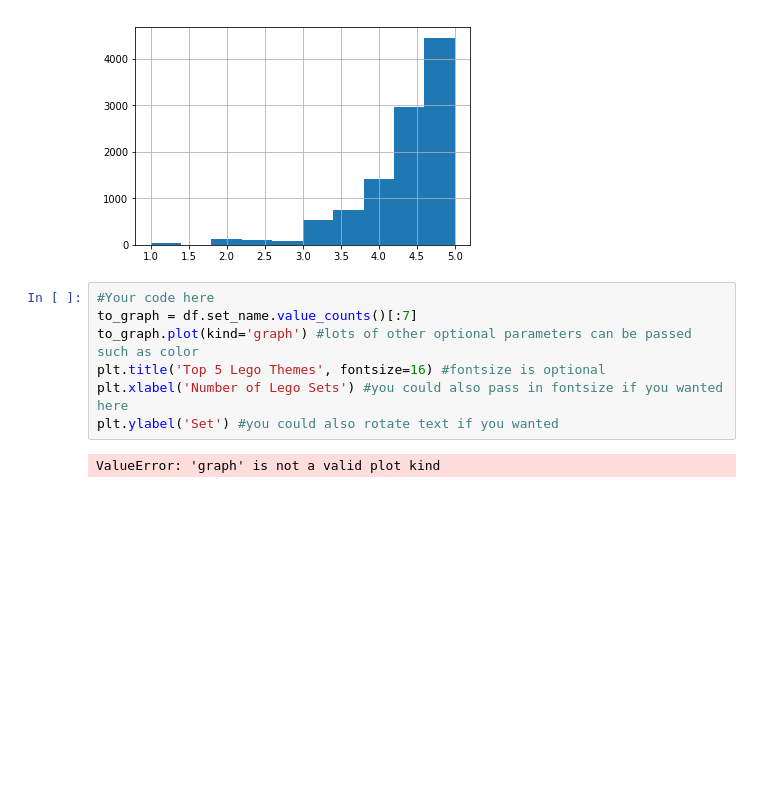
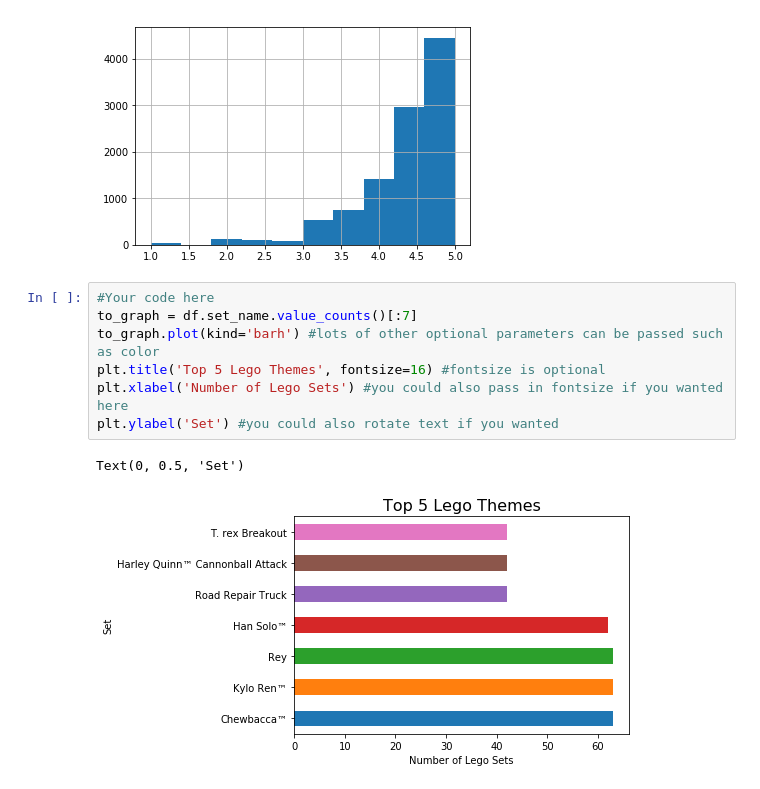
Before and after one commit to sooklald/dsc-0-01-08-your-first-data-science-project-lab-online-ds-pt-100118, a Jupyter notebook: index.ipynb, the cells around one changed output. Cells and saved outputs as stored; diff of their text form; blank space fills up the shorter version.

```diff
--- a/index.ipynb
+++ b/index.ipynb
@@ -370,9 +370,10 @@ df.play_star_rating.hist()
 # %%
 #Your code here
 to_graph = df.set_name.value_counts()[:7]
-to_graph.plot(kind='graph') #lots of other optional parameters can be passed such as color
+to_graph.plot(kind='barh') #lots of other optional parameters can be passed such as color
 plt.title('Top 5 Lego Themes', fontsize=16) #fontsize is optional
 plt.xlabel('Number of Lego Sets') #you could also pass in fontsize if you wanted here
 plt.ylabel('Set') #you could also rotate text if you wanted
 # %% [output]
-ValueError: 'graph' is not a valid plot kind
+Text(0, 0.5, 'Set')
+[figure, added]
```
